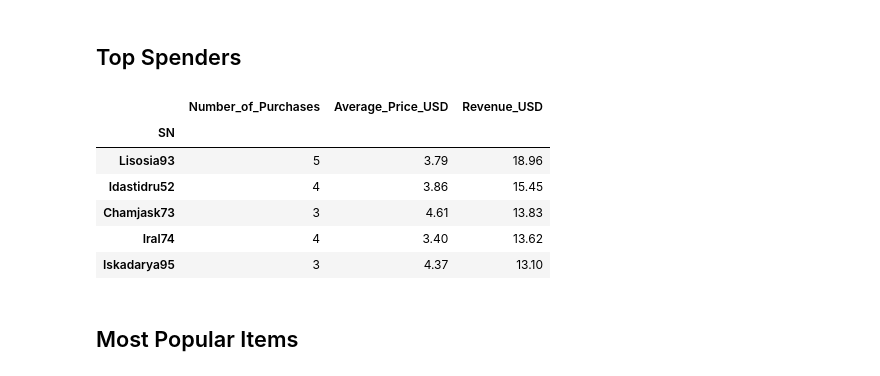
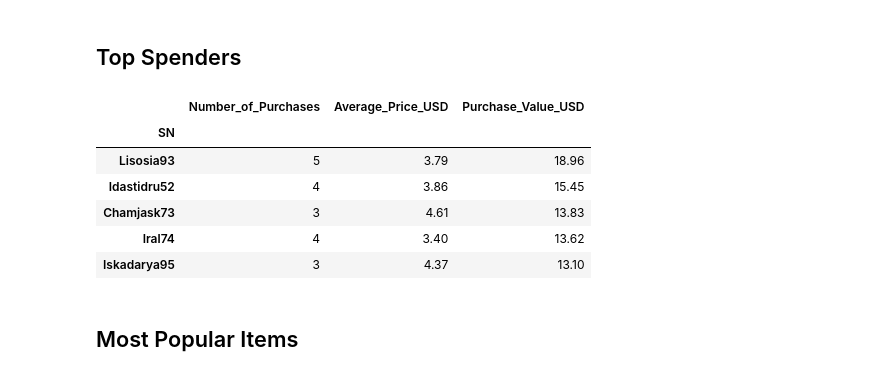
Before and after one commit to OlegRyzhkov2020/pandas-challenge, a Jupyter notebook: HeroesOfPymoli/HeroesOfPymoli_starter.ipynb, the cells around one changed output. Drawn from its saved outputs; the diff is of its cells as text; code cells hidden in the pictures.

```diff
--- a/HeroesOfPymoli/HeroesOfPymoli_starter.ipynb
+++ b/HeroesOfPymoli/HeroesOfPymoli_starter.ipynb
@@ -33,8 +34,8 @@ def analysis (x):
                                                         Number_of_Unique_Items = ("Item Name", len_unique),
                                                         Average_Price_USD = ("Price", 'mean'),
                                                         Number_of_Purchases = ("Price", 'count'),
-                                                        Revenue_USD = ("Price", 'sum'))
-    df_analysis['Revenue_per_Person'] = df_analysis['Revenue_USD']/df_analysis['Number_of_Players']
+                                                        Purchase_Value_USD = ("Price", 'sum'))
+    df_analysis['Purchase_Value_per_Person'] = df_analysis['Purchase_Value_USD']/df_analysis['Number_of_Players']
     return df_analysis
 
 pd.options.display.float_format = '{:,.2f}'.format
@@ -113,10 +157,10 @@ age_df
 # %% [markdown]
 ## Top Spenders
 # %%
-spending_df = analysis('SN').filter(['Number_of_Purchases', 'Average_Price_USD', 'Revenue_USD'])
-spending_df.sort_values('Revenue_USD', ascending=False).head()
+spending_df = analysis('SN').filter(['Number_of_Purchases', 'Average_Price_USD', 'Purchase_Value_USD'])
+spending_df.sort_values('Purchase_Value_USD', ascending=False).head()
 # %% [output]
-|  | Number_of_Purchases | Average_Price_USD | Revenue_USD |
+|  | Number_of_Purchases | Average_Price_USD | Purchase_Value_USD |
 | SN |  |  |  |
 | Lisosia93 | 5 | 3.79 | 18.96 |
 | Idastidru52 | 4 | 3.86 | 15.45 |
```
Also changed, not shown: parts of 12 cells of this notebook, 7 other files.
